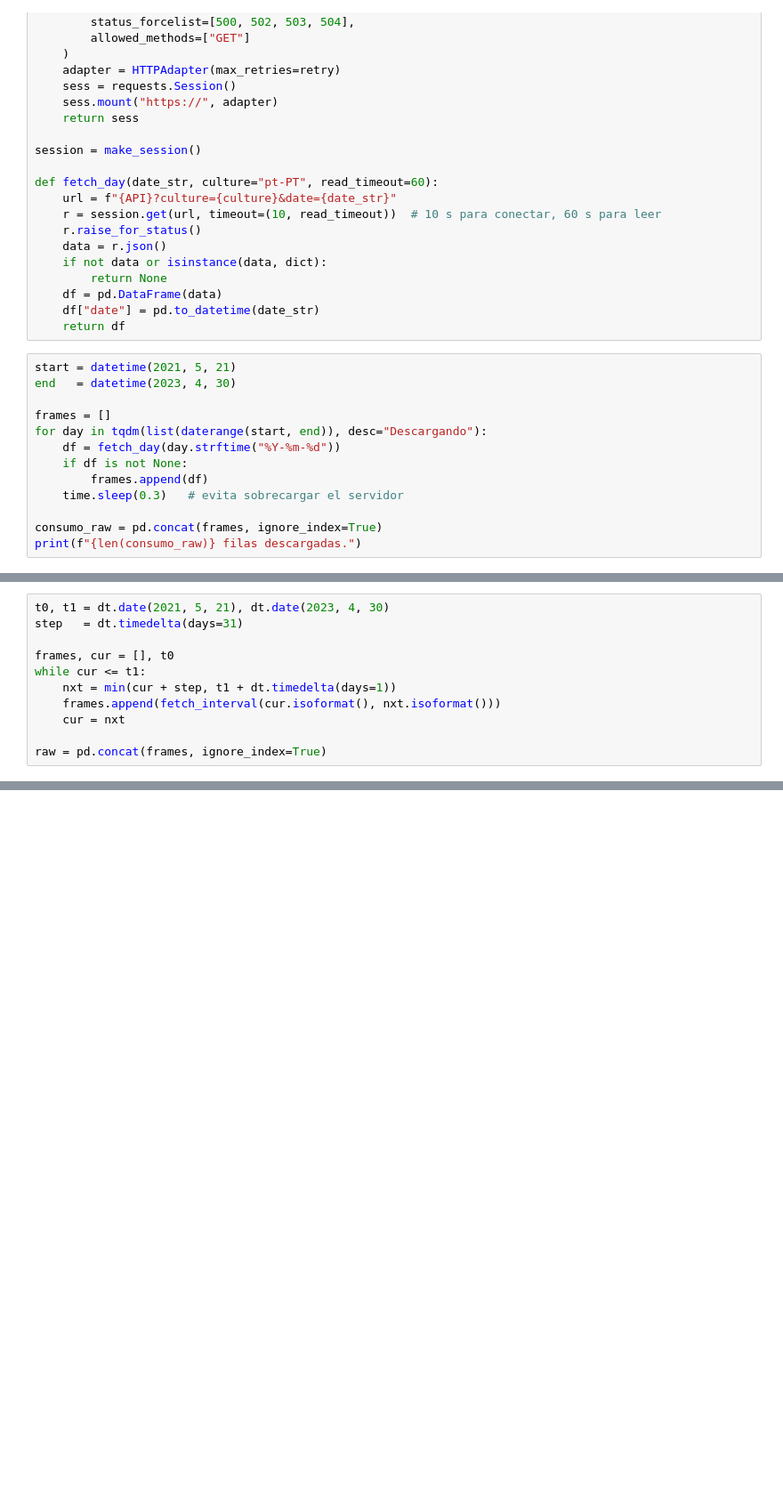
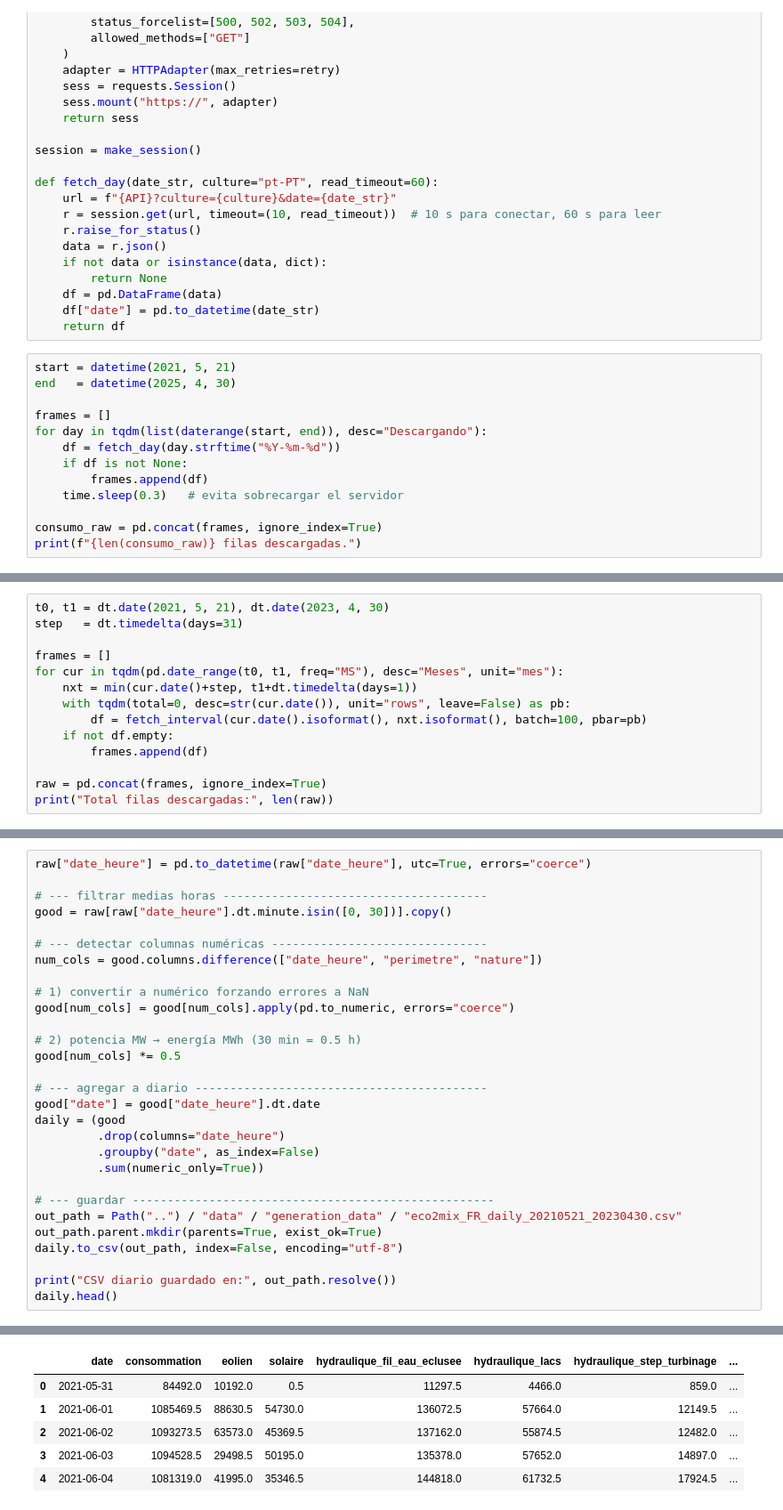
Before and after one commit to franrolotti/volatility-spillovers, a Jupyter notebook: auxiliar_notebooks/02_generation_mix_plots.ipynb, the cells around one changed output, grey strips where cells are left out. Shown at 89% size. Saved outputs shown, nothing was run; the diff lists cells and outputs as text; blank space fills up the shorter version.

```diff
--- a/auxiliar_notebooks/02_generation_mix_plots.ipynb
+++ b/auxiliar_notebooks/02_generation_mix_plots.ipynb
@@ -46,7 +120,7 @@ def fetch_day(date_str, culture="pt-PT", read_timeout=60):
     return df
 # %%
 start = datetime(2021, 5, 21)
-end   = datetime(2023, 4, 30)
+end   = datetime(2025, 4, 30)
 
 frames = []
 for day in tqdm(list(daterange(start, end)), desc="Descargando"):
@@ -189,10 +251,13 @@ def fetch_interval(start_iso: str, end_iso: str, batch: int = 100) -> pd.DataFra
 t0, t1 = dt.date(2021, 5, 21), dt.date(2023, 4, 30)
 step   = dt.timedelta(days=31)
 
-frames, cur = [], t0
-while cur <= t1:
-    nxt = min(cur + step, t1 + dt.timedelta(days=1))
-    frames.append(fetch_interval(cur.isoformat(), nxt.isoformat()))
-    cur = nxt
+frames = []
+for cur in tqdm(pd.date_range(t0, t1, freq="MS"), desc="Meses", unit="mes"):
+    nxt = min(cur.date()+step, t1+dt.timedelta(days=1))
+    with tqdm(total=0, desc=str(cur.date()), unit="rows", leave=False) as pb:
+        df = fetch_interval(cur.date().isoformat(), nxt.isoformat(), batch=100, pbar=pb)
+    if not df.empty:
+        frames.append(df)
 
 raw = pd.concat(frames, ignore_index=True)
+print("Total filas descargadas:", len(raw))
@@ -198,0 +266,30 @@ raw = pd.concat(frames, ignore_index=True)
+# %%
+raw["date_heure"] = pd.to_datetime(raw["date_heure"], utc=True, errors="coerce")
+
+# --- filtrar medias horas --------------------------------------
+good = raw[raw["date_heure"].dt.minute.isin([0, 30])].copy()
+
+# --- detectar columnas numéricas -------------------------------
+num_cols = good.columns.difference(["date_heure", "perimetre", "nature"])
+
+# 1) convertir a numérico forzando errores a NaN
+good[num_cols] = good[num_cols].apply(pd.to_numeric, errors="coerce")
+
+# 2) potencia MW → energía MWh (30 min = 0.5 h)
+good[num_cols] *= 0.5
+
+# --- agregar a diario ------------------------------------------
+good["date"] = good["date_heure"].dt.date
+daily = (good
+         .drop(columns="date_heure")
+         .groupby("date", as_index=False)
+         .sum(numeric_only=True))
+
+# --- guardar ----------------------------------------------------
+out_path = Path("..") / "data" / "generation_data" / "eco2mix_FR_daily_20210521_20230430.csv"
+out_path.parent.mkdir(parents=True, exist_ok=True)
+daily.to_csv(out_path, index=False, encoding="utf-8")
+
+print("CSV diario guardado en:", out_path.resolve())
+daily.head()
+# %% [output]
@@ -198,0 +297,6 @@ raw = pd.concat(frames, ignore_index=True)
+|  | date | consommation | eolien | solaire | hydraulique_fil_eau_eclusee | hydraulique_lacs | hydraulique_step_turbinage | ... |
+| 0 | 2021-05-31 | 84492.0 | 10192.0 | 0.5 | 11297.5 | 4466.0 | 859.0 | ... |
+| 1 | 2021-06-01 | 1085469.5 | 88630.5 | 54730.0 | 136072.5 | 57664.0 | 12149.5 | ... |
+| 2 | 2021-06-02 | 1093273.5 | 63573.0 | 45369.5 | 137162.0 | 55874.5 | 12482.0 | ... |
+| 3 | 2021-06-03 | 1094528.5 | 29498.5 | 50195.0 | 135378.0 | 57652.0 | 14897.0 | ... |
+| 4 | 2021-06-04 | 1081319.0 | 41995.0 | 35346.5 | 144818.0 | 61732.5 | 17924.5 | ... |
```
Also changed, not shown: parts of 19 cells of this notebook.
